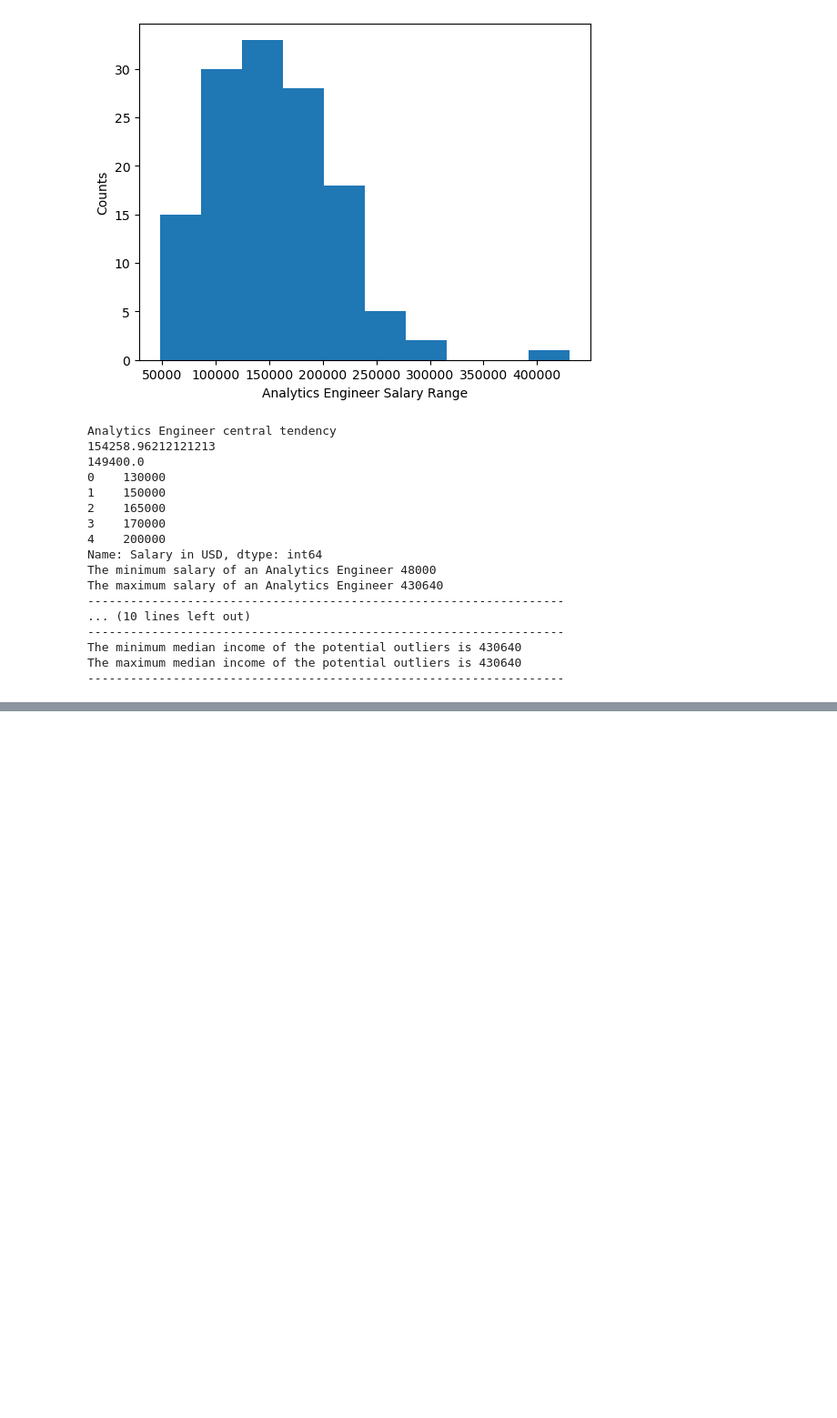
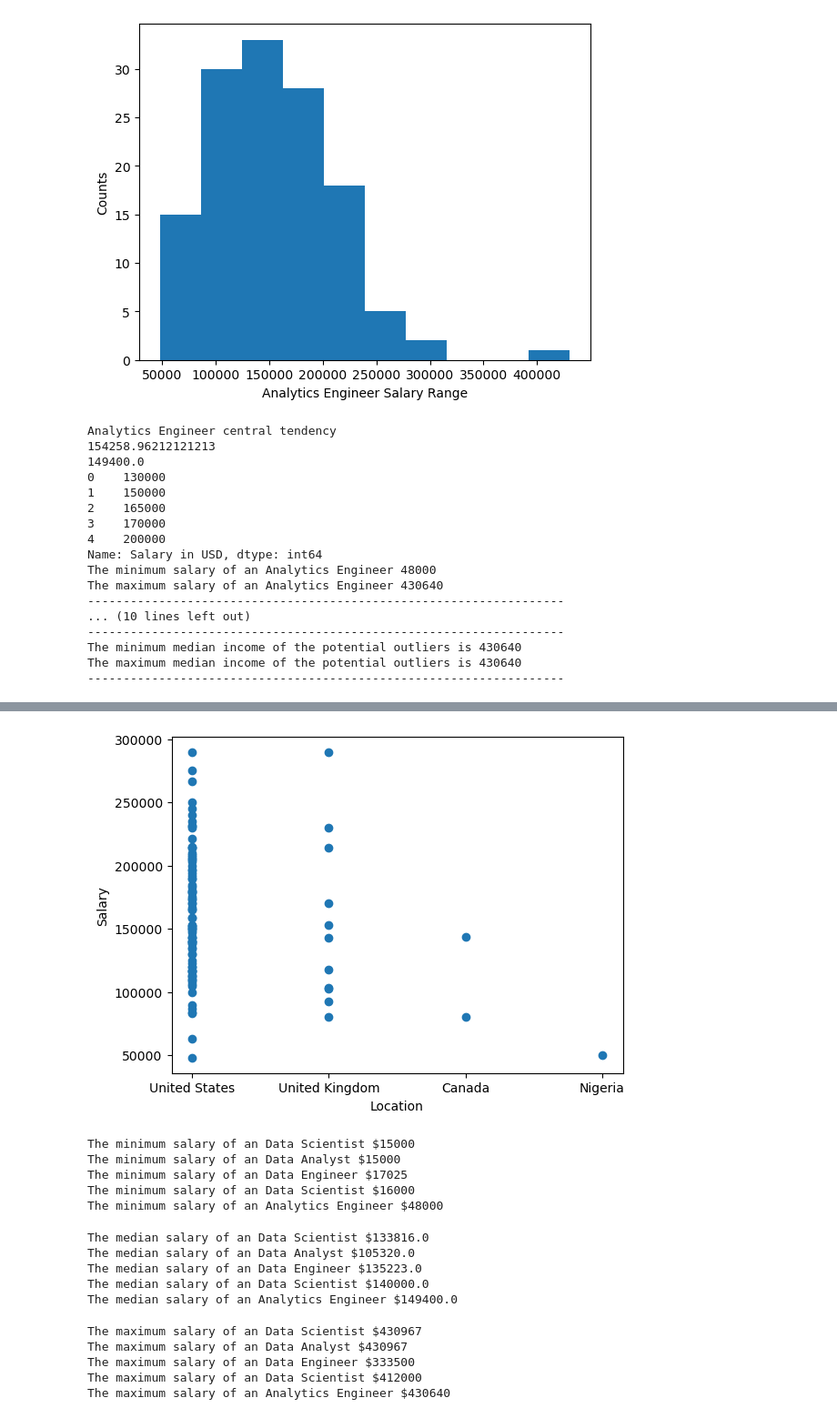
Before and after one commit to emilyshewcraft/project-one, a Jupyter notebook: Clean_Data_Science_Salaries.ipynb, the cells around one changed output, grey strips where cells are left out. Shown at 91% size. Cells and saved outputs as stored; diff of their text form; code cells hidden in the pictures; blank space fills up the shorter version.

```diff
--- a/Clean_Data_Science_Salaries.ipynb
+++ b/Clean_Data_Science_Salaries.ipynb
@@ -437,0 +424,52 @@ plt.show()
+# %%
+# Build scatter plot
+plt.scatter(experience_senior["Company Location"] , experience_senior["Salary in USD"])
+
+
+# Incorporate the other graph properties
+plt.xlabel("Location")
+plt.ylabel("Salary")
+
+
+# Show plot
+plt.show()
+# %% [output]
+[figure, added]
+# %%
+print(f"The minimum salary of an Data Scientist ${data_science_clean['Salary in USD'].min()}")
+print(f"The minimum salary of an Data Analyst ${data_analyst['Salary in USD'].min()}")
+print(f"The minimum salary of an Data Engineer ${data_engineer['Salary in USD'].min()}")
+print(f"The minimum salary of an Data Scientist ${data_scientist['Salary in USD'].min()}")
+print(f"The minimum salary of an Analytics Engineer ${analytics_engineer['Salary in USD'].min()}")
+# %% [output]
+The minimum salary of an Data Scientist $15000
+The minimum salary of an Data Analyst $15000
+The minimum salary of an Data Engineer $17025
+The minimum salary of an Data Scientist $16000
+The minimum salary of an Analytics Engineer $48000
+# %%
+#Median Salary by Job Title
+
+print(f"The median salary of an Data Scientist ${data_science_clean['Salary in USD'].median()}")
+print(f"The median salary of an Data Analyst ${data_analyst['Salary in USD'].median()}")
+print(f"The median salary of an Data Engineer ${data_engineer['Salary in USD'].median()}")
+print(f"The median salary of an Data Scientist ${data_scientist['Salary in USD'].median()}")
+print(f"The median salary of an Analytics Engineer ${analytics_engineer['Salary in USD'].median()}")
+# %% [output]
+The median salary of an Data Scientist $133816.0
+The median salary of an Data Analyst $105320.0
+The median salary of an Data Engineer $135223.0
+The median salary of an Data Scientist $140000.0
+The median salary of an Analytics Engineer $149400.0
+# %%
+print(f"The maximum salary of an Data Scientist ${data_science_clean['Salary in USD'].max()}")
+print(f"The maximum salary of an Data Analyst ${data_analyst['Salary in USD'].max()}")
+print(f"The maximum salary of an Data Engineer ${data_engineer['Salary in USD'].max()}")
+print(f"The maximum salary of an Data Scientist ${data_scientist['Salary in USD'].max()}")
+print(f"The maximum salary of an Analytics Engineer ${analytics_engineer['Salary in USD'].max()}")
+# %% [output]
+The maximum salary of an Data Scientist $430967
+The maximum salary of an Data Analyst $430967
+The maximum salary of an Data Engineer $333500
+The maximum salary of an Data Scientist $412000
+The maximum salary of an Analytics Engineer $430640
```
Also changed, not shown: parts of 3 cells of this notebook.
